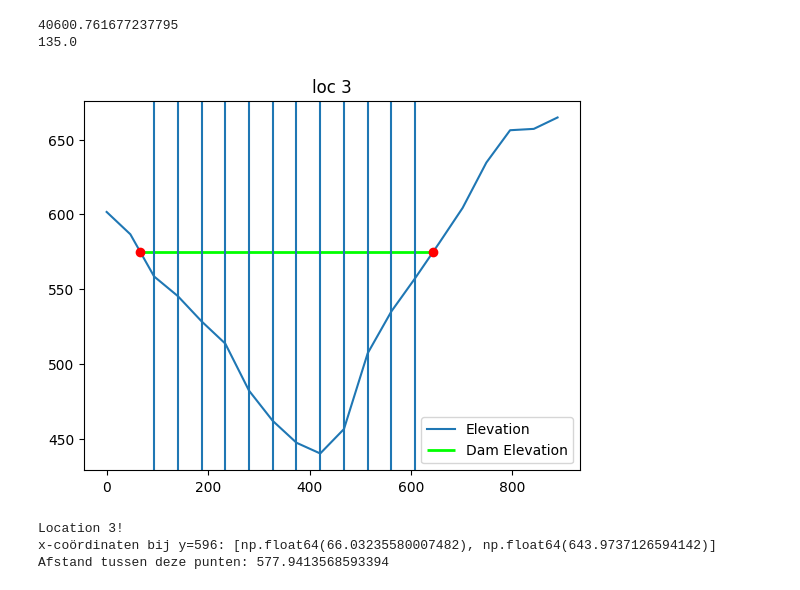
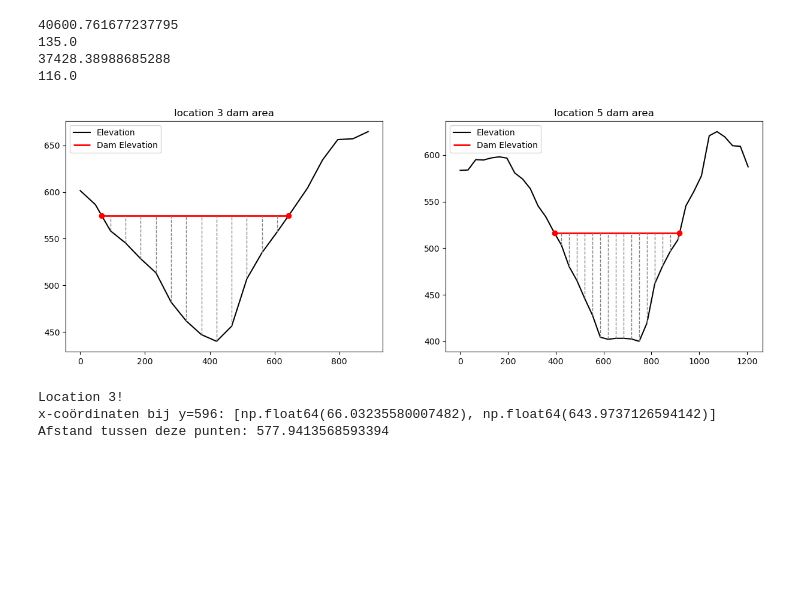
Before and after one commit to maxblw/CIEM4301_dam_design, a Jupyter notebook: Elevation/Elevation graph.ipynb, the cells around one changed output. Cells and saved outputs as stored; diff of their text form; code cells hidden in the pictures; blank space fills up the shorter version.

```diff
--- a/Elevation/Elevation graph.ipynb
+++ b/Elevation/Elevation graph.ipynb
@@ -62,41 +68,105 @@ h = [
     656.2134399414062,
     657.117919921875,
     664.7411499023438
 ]
 
+x5 = [
+    0.0, 32.560432352369936, 65.12086470473987, 97.68129705710982,
+    130.24172940947975, 162.80216176184967, 195.36259411421963,
+    227.92302646658956, 260.4834588189595, 293.04389117132945,
+    325.60432352369935, 358.1647558760693, 390.72518822843927,
+    423.28562058080917, 455.8460529331791, 488.406485285549,
+    520.966917637919, 553.5273499902889, 586.0877823426589,
+    618.6482146950287, 651.2086470473987, 683.7690793997687,
+    716.3295117521386, 748.8899441045086, 781.4503764568785,
+    814.0108088092484, 846.5712411616183, 879.1316735139883,
+    911.6921058663582, 944.2525382187282, 976.812970571098,
+    1009.373402923468, 1041.933835275838, 1074.4942676282078,
+    1107.0546999805779, 1139.6151323329477, 1172.1755646853178,
+    1204.7359970376876
+]
+
+h5 = [
+    583.5844116210938, 583.947998046875, 595.0870361328125,
+    594.6986694335938, 596.8809204101562, 598.0814208984375,
+    596.7145385742188, 580.8177490234375, 574.3619995117188,
+    564.0218505859375, 545.4056396484375, 533.6680908203125,
+    517.9063720703125, 503.4056396484375, 480.16033935546875,
+    465.17486572265625, 445.9334411621094, 427.9489440917969,
+    404.4214782714844, 402.19952392578125, 403.22711181640625,
+    403.2309265136719, 402.5469055175781, 400.0,
+    419.7102966308594, 461.77044677734375, 480.72509765625,
+    496.6760559082031, 509.3636169433594, 545.4540405273438,
+    560.51611328125, 577.6937255859375, 620.7100219726562,
+    625.1119995117188, 619.502685546875, 610.024169921875,
+    609.3353881835938, 587.3051147460938
+]
+
 dam_level = 575
+dam_level5 = 516
 
 # Snijpunten zoeken
 crossings = []
 for i in range(1, len(h)):
     if (h[i-1] - dam_level) * (h[i] - dam_level) <= 0:  # tekenwisseling of exact raak
         x1, x2 = x[i-1], x[i]
         y1, y2 = h[i-1], h[i]
         # lineaire interpolatie
         x_cross = x1 + (dam_level - y1) * (x2 - x1) / (y2 - y1)
         crossings.append(x_cross)
 
+crossings5 = []
+for i in range(1, len(h5)):
+    if (h5[i-1] - dam_level5) * (h5[i] - dam_level5) <= 0:  # tekenwisseling of exact raak
+        x1, x2 = x5[i-1], x5[i]
+        y1, y2 = h5[i-1], h5[i]
+        # lineaire interpolatie
+        x_cross = x1 + (dam_level5 - y1) * (x2 - x1) / (y2 - y1)
+        crossings5.append(x_cross)
+
 # plotten
-plt.plot(x, h, label="Elevation")
-plt.title('loc 3')
+fig, ax = plt.subplots(1, 2, figsize=(15, 5))
+ax[0].plot(x, h, label="Elevation", color='black')
+ax[0].set_title('location 3 dam area')
 
 if len(crossings) >= 2:
-    plt.hlines(dam_level, xmin=crossings[0], xmax=crossings[1], colors="lime", linewidth=2, label="Dam Elevation")
-    plt.scatter(crossings, [dam_level]*len(crossings), color="red", zorder=5)  # markeer snijpunten
-
+    ax[0].hlines(dam_level, xmin=crossings[0], xmax=crossings[1], colors="red", linewidth=2, label="Dam Elevation")
+    ax[0].scatter(crossings, [dam_level]*len(crossings), color="red", zorder=5)  # markeer snijpunten
 
 area = 0
 for i in range(len(h)):
     if h[i] < dam_level:
         area = area + ((dam_level - h[i]) * (x[i] - x[i-1]))
-        plt.axvline(x[i])
+        ax[0].vlines(x[i], h[i], dam_level, color='gray', linestyle='--', linewidth=1)
 print(area)
 print(dam_level - np.min(h))
-plt.legend();
+ax[0].legend()
+
+ax[1].plot(x5, h5, label="Elevation", color='black')
+ax[1].set_title('location 5 dam area')
+
+if len(crossings5) >= 2:
+    ax[1].hlines(dam_level5, xmin=crossings5[0], xmax=crossings5[1], colors="red", linewidth=2, label="Dam Elevation")
+    ax[1].scatter(crossings5, [dam_level5]*len(crossings5), color="red", zorder=5)  # markeer snijpunten
+
+area5 = 0
+for i in range(len(h5)):
+    if h5[i] < dam_level5:
+        area5 = area5 + ((dam_level5 - h5[i]) * (x5[i] - x5[i-1]))
+        ax[1].vlines(x5[i], h5[i], dam_level5, color='gray', linestyle='--', linewidth=1)
+print(area5)
+print(dam_level5 - np.min(h5))
+ax[1].legend()
+
+
+
+plt.savefig("..//figures//canyon profile.png")
 # %% [output]
 40600.761677237795
 135.0
+37428.38988685288
+116.0
-[figure, old version]
+[figure, new version]
 # %%
 x = np.array([
     0.0,
```
Also changed, not shown: parts of 2 cells of this notebook, 4 other files.
